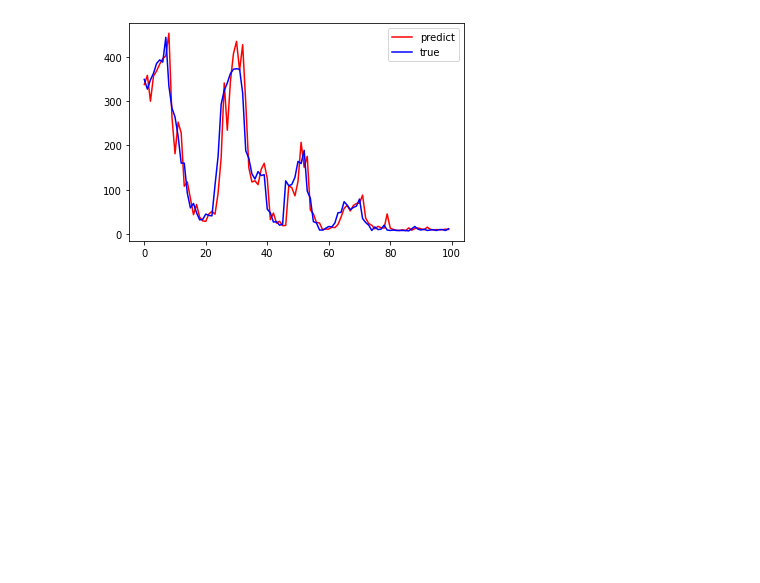
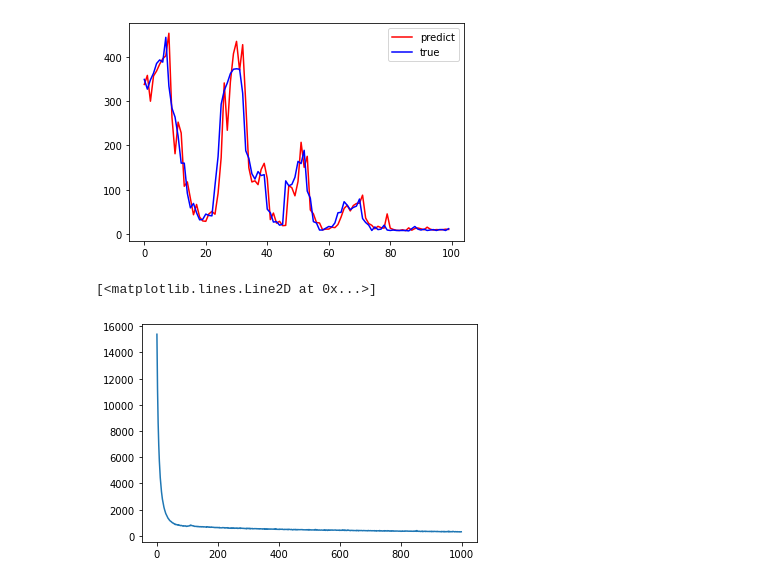
Before and after one commit to luoyh15/Bussiness-Intelligence-learning, a Jupyter notebook: week9/submission_week9.ipynb, the cells around one changed output. Cells and saved outputs as stored; diff of their text form; code cells hidden in the pictures; blank space fills up the shorter version.

```diff
--- a/week9/submission_week9.ipynb
+++ b/week9/submission_week9.ipynb
@@ -186,3 +186,9 @@ plt.legend(['predict', 'true'])
 # %% [output]
 <matplotlib.legend.Legend at 0x...>
 [figure]
+# %%
+# loss变化
+plt.plot(res.history['loss'], label='train')
+# %% [output]
+[<matplotlib.lines.Line2D at 0x...>]
+[figure, added]
```
